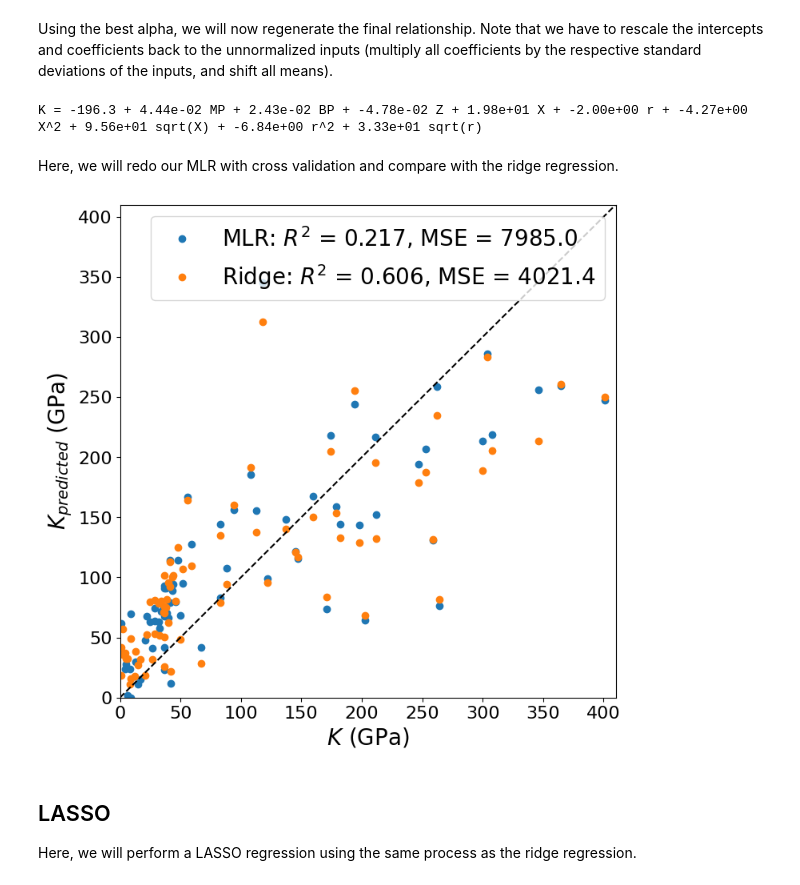
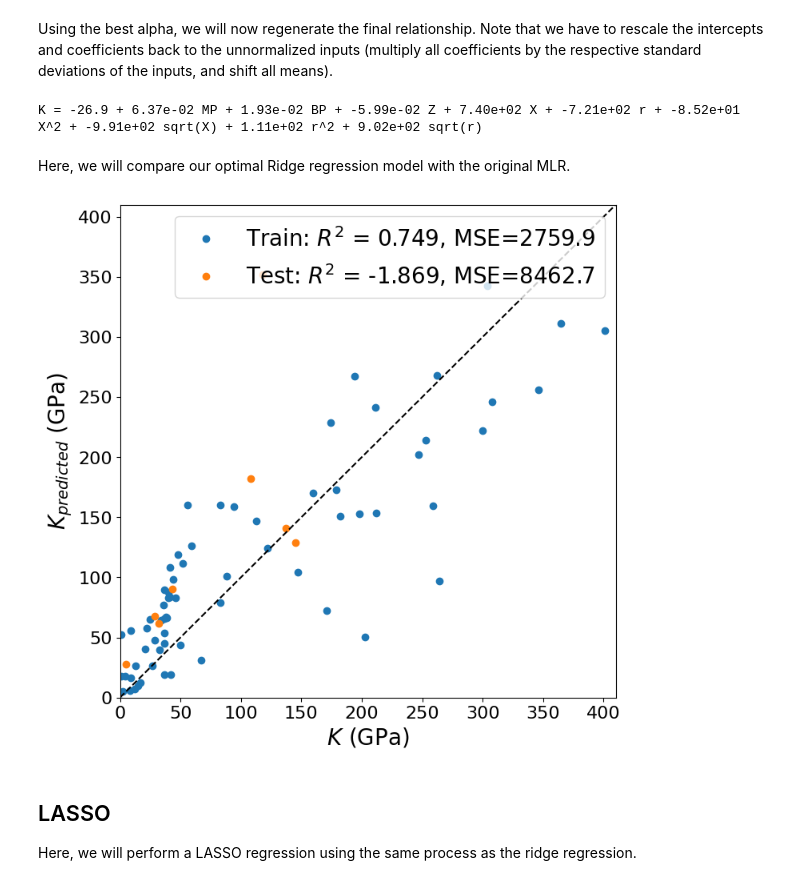
Before and after one commit to materialsvirtuallab/nano281, a Jupyter notebook: lectures/notebooks/Lecture 03 - Linear methods.ipynb, the cells around one changed output. Cells and saved outputs as stored; diff of their text form; code cells hidden in the pictures.

```diff
--- a/lectures/notebooks/Lecture 03 - Linear methods.ipynb
+++ b/lectures/notebooks/Lecture 03 - Linear methods.ipynb
@@ -319,13 +346,19 @@ plt.annotate(
 Here, we will take a look at the effect of alpha on the coefficients. Note that these are for the scaled coefficients, i.e., the coefficients that map the scaled inputs to the output, and not the unscaled inputs.
 # %%
 f, ax = plt.subplots(figsize=(12, 8))
+coefs = []
+for alpha in alphas:
+    ridge = linear_model.Ridge(alpha=alpha, max_iter=10000)
+    ridge.fit(z_train, y_train)
+    coefs.append([alpha] + list(ridge.coef_))
+
+coefs = pd.DataFrame(coefs, columns=["alpha"] + list(x.columns))
+
 for f in features:
-    plt.plot(cv_results["alpha"], cv_results[f], "-x", label=f)
+    plt.plot(coefs["alpha"], coefs[f], "-x", label=f)
     plt.xscale("log")
     plt.xlabel(r"$\alpha$")
-    plt.ylabel("Coefficient")
+    plt.ylabel("Scaled coefficient")
     plt.title(r"Scaled coefficients change with $\alpha$")
 plt.legend()
-plt.xlim([1e-2, 10**1.8])
-plt.ylim([-100, 100]);
 # %% [output]
@@ -334,7 +368,7 @@ plt.ylim([-100, 100]);
 Using the best alpha, we will now regenerate the final relationship. Note that we have to rescale the intercepts and coefficients back to the unnormalized inputs (multiply all coefficients by the respective standard deviations of the inputs, and shift all means).
 # %%
 reg = linear_model.Ridge(alpha=best_alpha, max_iter=10000)
-reg.fit(z, y)
+reg.fit(z_train, y_train)
 
 real_coef = reg.coef_ / stds_  # convert back to unnormalized inputs
 real_interp = reg.intercept_ - means_.dot(real_coef)  # convert back to unnormalized inputs
@@ -342,30 +376,33 @@ real_interp = reg.intercept_ - means_.dot(real_coef)  # convert back to unnormal
 equation = [f"{v:.2e} {f}" for v, f in zip(real_coef, features, strict=False)]
 print("K = {:.1f} + {}".format(real_interp, " + ".join(equation)))
 # %% [output]
-K = -196.3 + 4.44e-02 MP + 2.43e-02 BP + -4.78e-02 Z + 1.98e+01 X + -2.00e+00 r + -4.27e+00 X^2 + 9.56e+01 sqrt(X) + -6.84e+00 r^2 + 3.33e+01 sqrt(r)
+K = -26.9 + 6.37e-02 MP + 1.93e-02 BP + -5.99e-02 Z + 7.40e+02 X + -7.21e+02 r + -8.52e+01 X^2 + -9.91e+02 sqrt(X) + 1.11e+02 r^2 + 9.02e+02 sqrt(r)
-# %% [markdown]
-Here, we will redo our MLR with cross validation and compare with the ridge regression.
+# %% [markdown]
+Here, we will compare our optimal Ridge regression model with the original MLR.
 # %%
-from sklearn.metrics import r2_score
 from sklearn.model_selection import cross_val_predict
 
 ridge = linear_model.Ridge(alpha=best_alpha, max_iter=10000)
-yhat_ridge = cross_val_predict(ridge, z, y, cv=kfold)
-r2_ridge = r2_score(y, yhat_ridge)
-mse_ridge = mean_squared_error(y, yhat_ridge)
-label_ridge = f"Ridge: $R^2$ = {r2_ridge:.3f}, MSE = {mse_ridge:.1f}"
+ridge.fit(z_train, y_train)
+yhat_train = ridge.predict(z_train)
+yhat_test = ridge.predict(z_test)
 
+r2_train = ridge.score(z_train, y_train)
+r2_test = ridge.score(z_test, y_test)
+
+mse_train = mean_squared_error(yhat_train, y_train)
+mse_test = mean_squared_error(yhat_test, y_test)
 f, ax = plt.subplots(figsize=(8, 8))
-plt.plot(y, yhat_mlr, "o", label=label_mlr)
-plt.plot(y, yhat_ridge, "o", label=label_ridge)
-l = plt.ylabel("$K_{predicted}$ (GPa)")
-l = plt.xlabel("$K$ (GPa)")
+plt.plot(y_train, yhat_train, "o", label=f"Train: $R^2$ = {r2_train:.3f}, MSE={mse_train:.1f}")
+plt.plot(y_test, yhat_test, "o", label=f"Test: $R^2$ = {r2_test:.3f}, MSE={mse_test:.1f}")
+plt.ylabel(r"$K_{predicted}$ (GPa)")
+plt.xlabel(r"$K$ (GPa)")
 plt.legend()
 plt.xlim([0, 410])
 plt.ylim([0, 410])
 plt.plot([0, 410], [0, 410], "k--");
 # %% [output]
-[figure, old version]
+[figure, new version]
 # %% [markdown]
 ## LASSO
 
```
Also changed, not shown: parts of 11 cells of this notebook, 2 other files.
